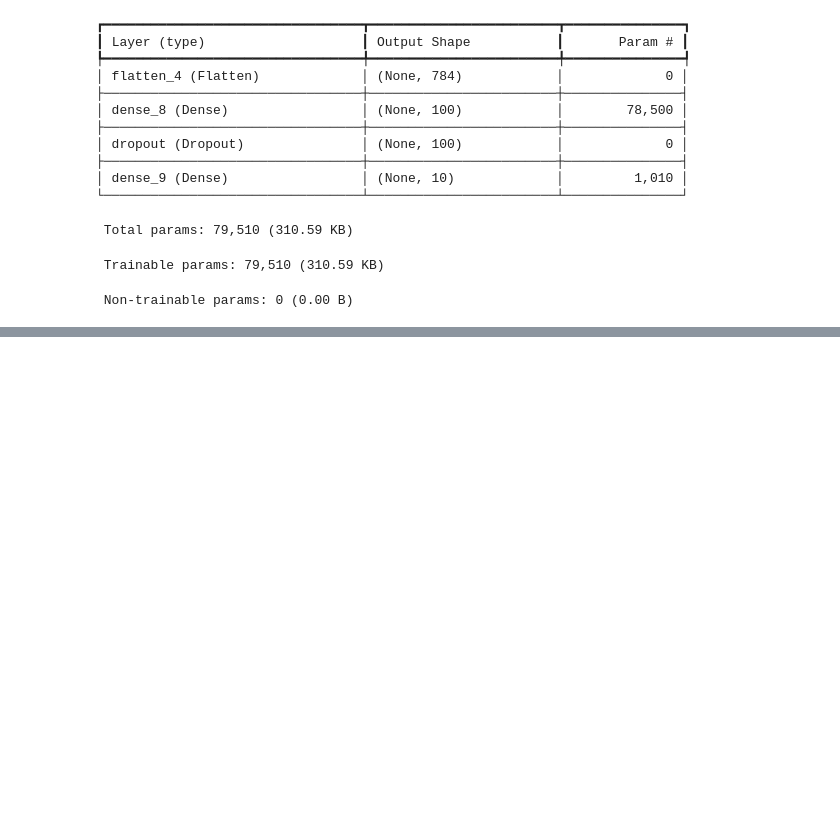
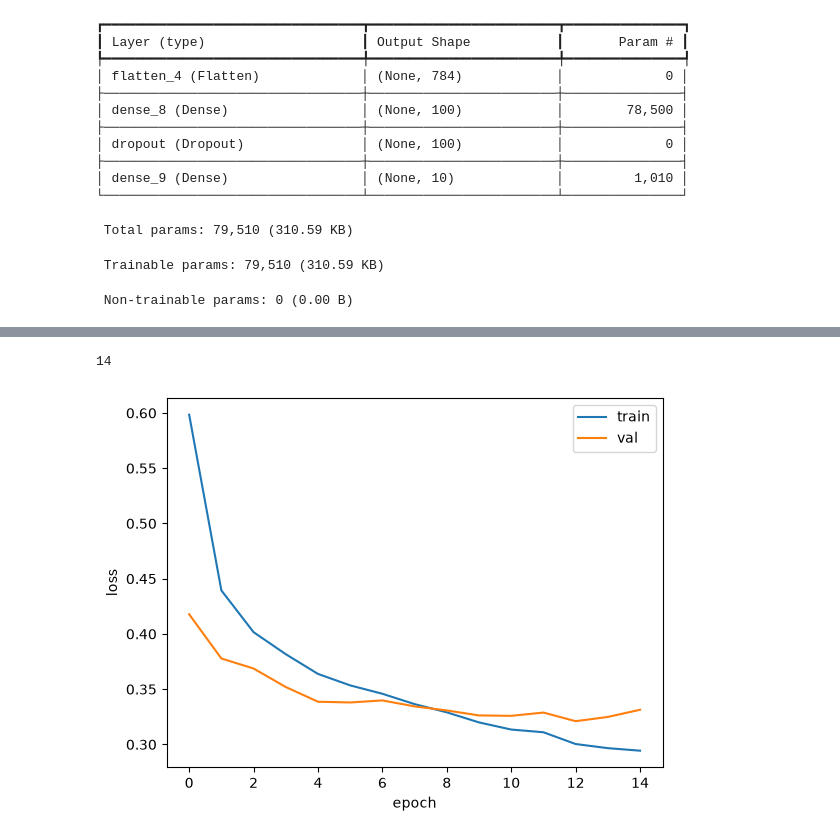
Before and after one commit to leeyb12/Self-Study, a Jupyter notebook: 002/혼공머신러닝+딥러닝/07-3.ipynb, the cells around one changed output, grey strips where cells are left out. Saved outputs shown, nothing was run; the diff lists cells and outputs as text; code cells hidden in the pictures; blank space fills up the shorter version.

```diff
--- a/002/혼공머신러닝+딥러닝/07-3.ipynb
+++ b/002/혼공머신러닝+딥러닝/07-3.ipynb
@@ -145,0 +225,3 @@ Model: "sequential_4"
+# %%
+model = keras.models.load_model('model-whole.keras')
+model.evaluate(val_scaled, val_target)
@@ -145,0 +233,9 @@ Model: "sequential_4"
+# %%
+model = model_fn(keras.layers.Dropout(0.3))
+model.compile(optimizer='adam', loss='sparse_categorical_crossentropy',
+              metrics=['accuracy'])
+checkpoint_cb = keras.callbacks.ModelCheckpoint('best-model.keras',
+                                                save_best_only=True)
+model.fit(train_scaled, train_target, epochs=20, verbose=0,
+          validation_data=(val_scaled, val_target),
+          callbacks=[checkpoint_cb])
@@ -145,0 +244,3 @@ Model: "sequential_4"
+# %%
+model = keras.models.load_model('best-model.keras')
+model.evaluate(val_scaled, val_target)
@@ -145,0 +250,24 @@ Model: "sequential_4"
+# %%
+model = model_fn(keras.layers.Dropout(0.3))
+model.compile(optimizer='adam', loss='sparse_categorical_crossentropy',
+              metrics=['accuracy'])
+checkpoint_cb = keras.callbacks.ModelCheckpoint('best-model.keras',
+                                                save_best_only=True)
+early_stopping_cb = keras.callbacks.EarlyStopping(patience=2,
+                                                  restore_best_weights=True)
+history = model.fit(train_scaled, train_target, epochs=20, verbose=0,
+                    validation_data=(val_scaled, val_target),
+                    callbacks=[checkpoint_cb, early_stopping_cb])
+# %%
+print(early_stopping_cb.stopped_epoch)
+# %% [output]
+14
+# %%
+plt.plot(history.history['loss'], label='train')
+plt.plot(history.history['val_loss'], label='val')
+plt.xlabel('epoch')
+plt.ylabel('loss')
+plt.legend()
+plt.show()
+# %% [output]
+[figure, added]
```
Also changed, not shown: parts of 16 cells of this notebook, 6 other files.
